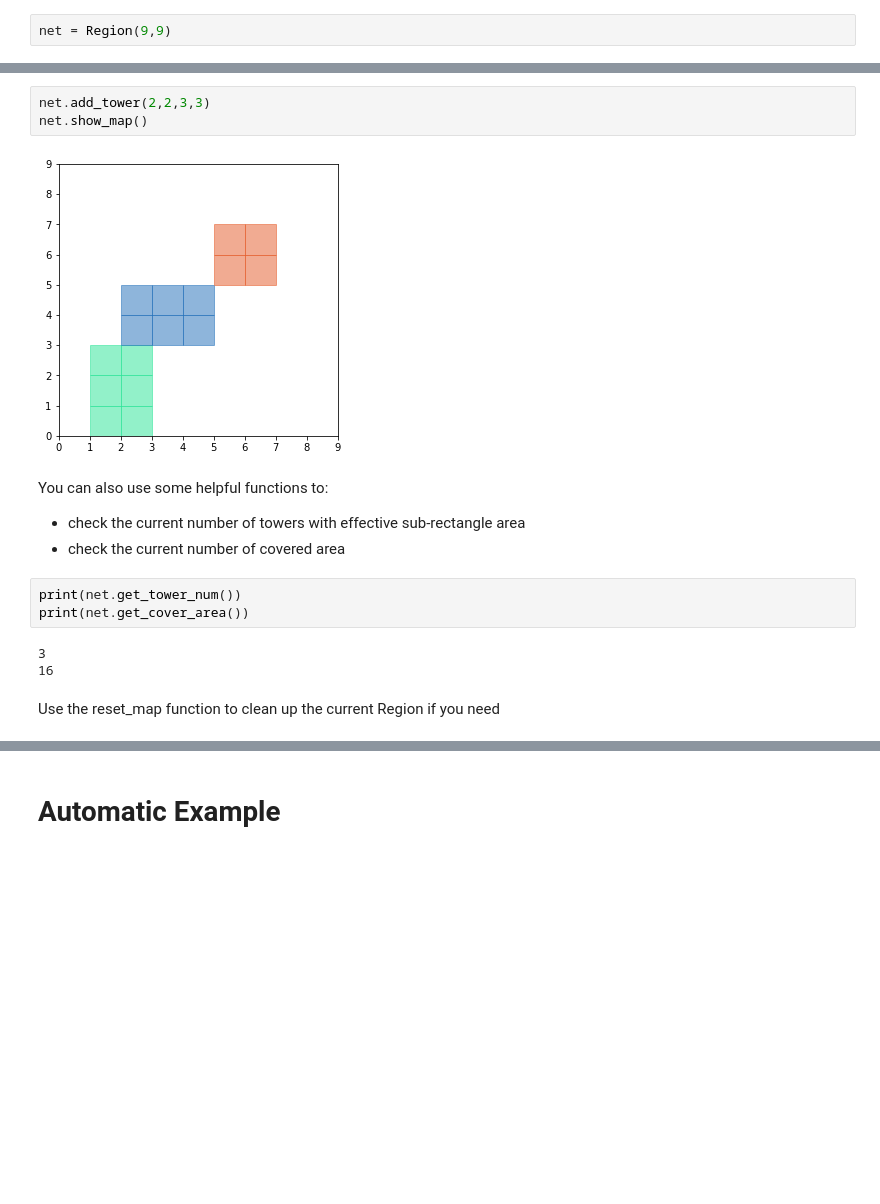
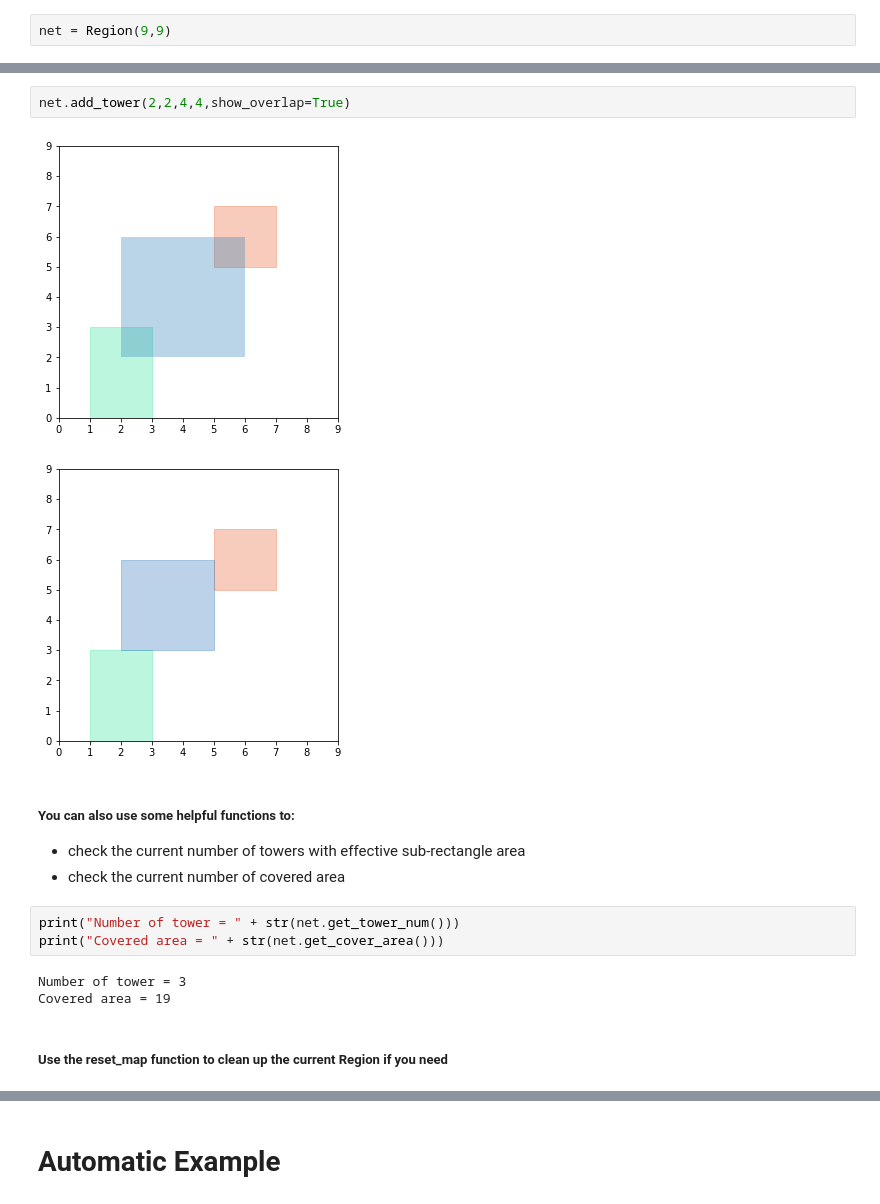
Before and after one commit to yansun1996/ECE143-Ad-Hoc-Communications-Network, a Jupyter notebook: Rectangular.ipynb, the cells around one changed output, grey strips where cells are left out. Saved outputs shown, nothing was run; the diff lists cells and outputs as text; blank space fills up the shorter version.

```diff
--- a/Rectangular.ipynb
+++ b/Rectangular.ipynb
@@ -352,21 +419,21 @@ The new Rectangle area will be trimmed automatically
 # %%
-net.add_tower(2,2,3,3)
-net.show_map()
+net.add_tower(2,2,4,4,show_overlap=True)
 # %% [output]
-[figure, old version]
+[figure, new version]
+[figure, added]
 # %% [markdown]
-You can also use some helpful functions to:
+##### You can also use some helpful functions to:
 
 * check the current number of towers with effective sub-rectangle area
 * check the current number of covered area
 # %%
-print(net.get_tower_num())
-print(net.get_cover_area())
+print("Number of tower = " + str(net.get_tower_num()))
+print("Covered area = " + str(net.get_cover_area()))
 # %% [output]
-3
-16
+Number of tower = 3
+Covered area = 19
 # %% [markdown]
-Use the reset_map function to clean up the current Region if you need
+##### Use the reset_map function to clean up the current Region if you need
 # %%
 net.reset_map()
 net.show_map()
```
Also changed, not shown: parts of 47 cells of this notebook.
